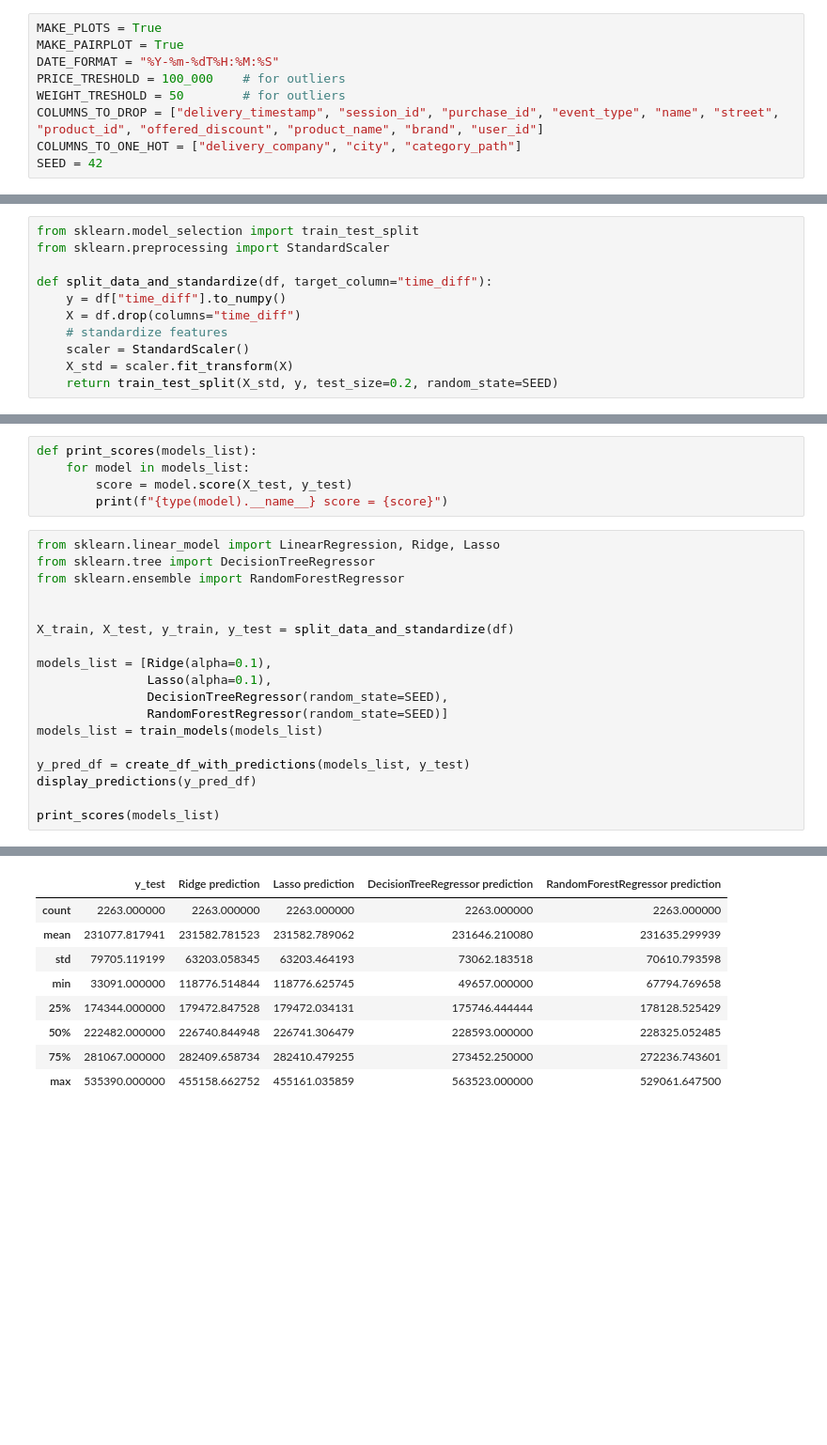
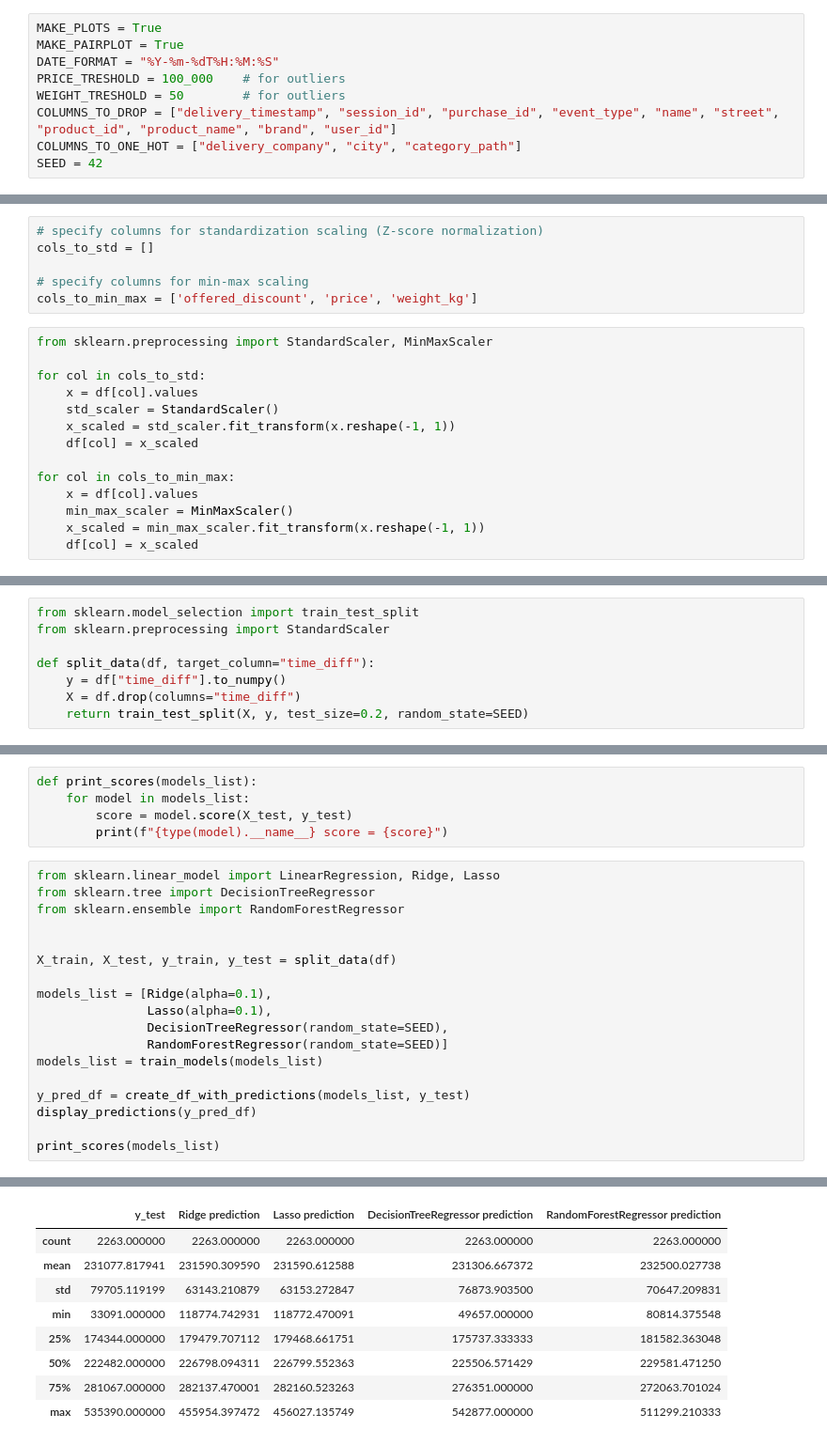
Before and after one commit to milosz-l/delivery-time, a Jupyter notebook: data_analysis.ipynb, the cells around one changed output, grey strips where cells are left out. Shown: that part at 94% size. Drawn from its saved outputs; the diff is of its cells as text; blank space fills up the shorter version.

Commit message:
extracted normalization (standardization)

```diff
--- a/data_analysis.ipynb
+++ b/data_analysis.ipynb
@@ -24,7 +24,7 @@ MAKE_PAIRPLOT = True
 DATE_FORMAT = "%Y-%m-%dT%H:%M:%S"
 PRICE_TRESHOLD = 100_000    # for outliers
 WEIGHT_TRESHOLD = 50        # for outliers
-COLUMNS_TO_DROP = ["delivery_timestamp", "session_id", "purchase_id", "event_type", "name", "street", "product_id", "offered_discount", "product_name", "brand", "user_id"]
+COLUMNS_TO_DROP = ["delivery_timestamp", "session_id", "purchase_id", "event_type", "name", "street", "product_id", "product_name", "brand", "user_id"]
 COLUMNS_TO_ONE_HOT = ["delivery_company", "city", "category_path"]
 SEED = 42
 # %% [markdown]
@@ -425,2 +428,22 @@ memory usage: 976.3 KB
+# %%
+# specify columns for standardization scaling (Z-score normalization)
+cols_to_std = []
+
+# specify columns for min-max scaling
+cols_to_min_max = ['offered_discount', 'price', 'weight_kg']
+# %%
+from sklearn.preprocessing import StandardScaler, MinMaxScaler
+
+for col in cols_to_std:
+    x = df[col].values
+    std_scaler = StandardScaler()
+    x_scaled = std_scaler.fit_transform(x.reshape(-1, 1))
+    df[col] = x_scaled
+
+for col in cols_to_min_max:
+    x = df[col].values
+    min_max_scaler = MinMaxScaler()
+    x_scaled = min_max_scaler.fit_transform(x.reshape(-1, 1))
+    df[col] = x_scaled
 # %% [markdown]
 # test of linear regression models
@@ -428,13 +461,10 @@ memory usage: 976.3 KB
 from sklearn.model_selection import train_test_split
 from sklearn.preprocessing import StandardScaler
 
-def split_data_and_standardize(df, target_column="time_diff"):
+def split_data(df, target_column="time_diff"):
     y = df["time_diff"].to_numpy()
     X = df.drop(columns="time_diff")
-    # standardize features
-    scaler = StandardScaler()
-    X_std = scaler.fit_transform(X)
-    return train_test_split(X_std, y, test_size=0.2, random_state=SEED)
+    return train_test_split(X, y, test_size=0.2, random_state=SEED)
 # %%
 def train_models(models_list):
     for model in models_list:
@@ -463,7 +493,7 @@ from sklearn.tree import DecisionTreeRegressor
 from sklearn.ensemble import RandomForestRegressor
 
 
-X_train, X_test, y_train, y_test = split_data_and_standardize(df)
+X_train, X_test, y_train, y_test = split_data(df)
 
 models_list = [Ridge(alpha=0.1),
                Lasso(alpha=0.1),
@@ -485,22 +515,22 @@ print_scores(models_list)
 <class 'pandas.core.frame.DataFrame'>
 RangeIndex: 2263 entries, 0 to 2262
 Data columns (total 5 columns):
  #   Column                            Non-Null Count  Dtype
 ---  ------                            --------------  -----
  0   y_test                            2263 non-null   float64
  1   Ridge prediction                  2263 non-null   float64
  2   Lasso prediction                  2263 non-null   float64
  3   DecisionTreeRegressor prediction  2263 non-null   float64
  4   RandomForestRegressor prediction  2263 non-null   float64
 dtypes: float64(5)
 memory usage: 88.5 KB
 None
 |  | y_test | Ridge prediction | Lasso prediction | DecisionTreeRegressor prediction | RandomForestRegressor prediction |
 | count | 2263.000000 | 2263.000000 | 2263.000000 | 2263.000000 | 2263.000000 |
-| mean | 231077.817941 | 231582.781523 | 231582.789062 | 231646.210080 | 231635.299939 |
-| std | 79705.119199 | 63203.058345 | 63203.464193 | 73062.183518 | 70610.793598 |
-| min | 33091.000000 | 118776.514844 | 118776.625745 | 49657.000000 | 67794.769658 |
-| 25% | 174344.000000 | 179472.847528 | 179472.034131 | 175746.444444 | 178128.525429 |
-| 50% | 222482.000000 | 226740.844948 | 226741.306479 | 228593.000000 | 228325.052485 |
-| 75% | 281067.000000 | 282409.658734 | 282410.479255 | 273452.250000 | 272236.743601 |
-| max | 535390.000000 | 455158.662752 | 455161.035859 | 563523.000000 | 529061.647500 |
+| mean | 231077.817941 | 231590.309590 | 231590.612588 | 231306.667372 | 232500.027738 |
+| std | 79705.119199 | 63143.210879 | 63153.272847 | 76873.903500 | 70647.209831 |
+| min | 33091.000000 | 118774.742931 | 118772.470091 | 49657.000000 | 80814.375548 |
+| 25% | 174344.000000 | 179479.707112 | 179468.661751 | 175737.333333 | 181582.363048 |
+| 50% | 222482.000000 | 226798.094311 | 226799.552363 | 225506.571429 | 229581.471250 |
+| 75% | 281067.000000 | 282137.470001 | 282160.523263 | 276351.000000 | 272063.701024 |
+| max | 535390.000000 | 455954.397472 | 456027.135749 | 542877.000000 | 511299.210333 |
```
Also changed, not shown: parts of 7 cells of this notebook.
